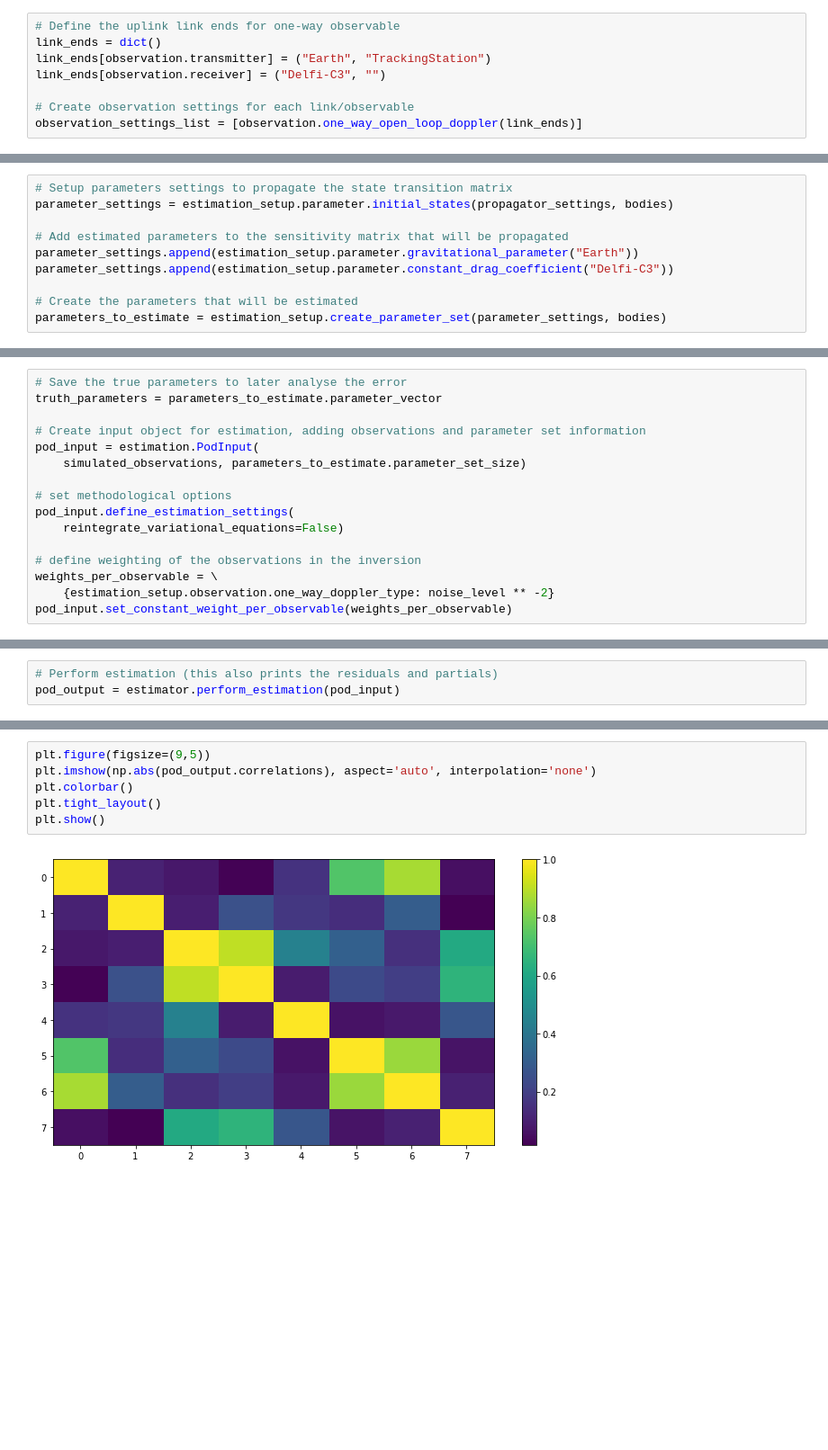
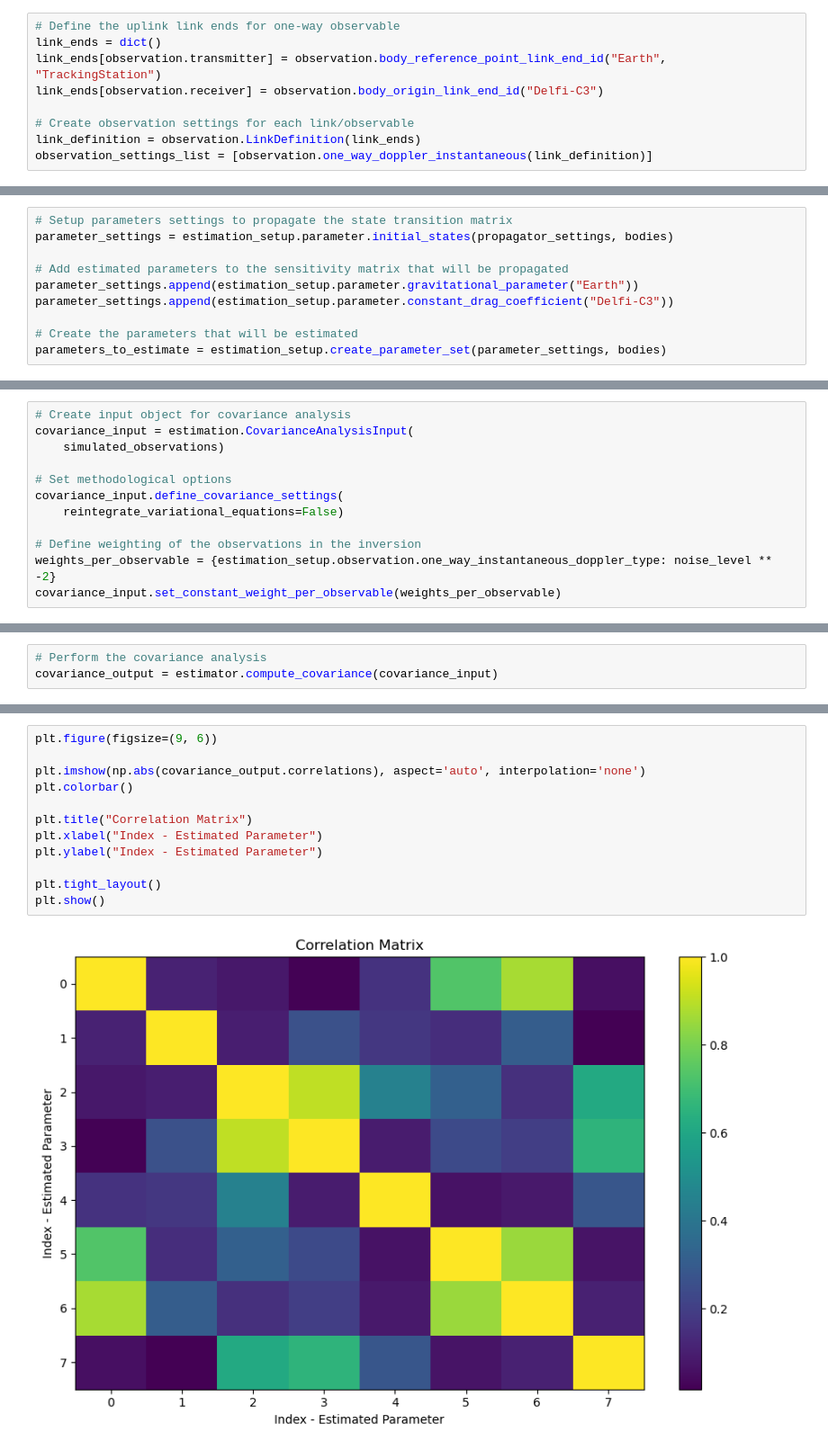
Before and after one commit to tudat-team/tudat-space, a Jupyter notebook: docs/source/_src_getting_started/_src_examples/notebooks/estimation/covariance_estimated_parameters.ipynb, the cells around one changed output, grey strips where cells are left out. Shown: that part at 90% size. Drawn from its saved outputs; the diff is of its cells as text; blank space fills up the shorter version.

```diff
--- a/docs/source/_src_getting_started/_src_examples/notebooks/estimation/covariance_estimated_parameters.ipynb
+++ b/docs/source/_src_getting_started/_src_examples/notebooks/estimation/covariance_estimated_parameters.ipynb
@@ -236,10 +213,11 @@ In more advanced use-cases this observation model settings object can also inclu
 # %%
 # Define the uplink link ends for one-way observable
 link_ends = dict()
-link_ends[observation.transmitter] = ("Earth", "TrackingStation")
-link_ends[observation.receiver] = ("Delfi-C3", "")
+link_ends[observation.transmitter] = observation.body_reference_point_link_end_id("Earth", "TrackingStation")
+link_ends[observation.receiver] = observation.body_origin_link_end_id("Delfi-C3")
 
 # Create observation settings for each link/observable
-observation_settings_list = [observation.one_way_open_loop_doppler(link_ends)]
+link_definition = observation.LinkDefinition(link_ends)
+observation_settings_list = [observation.one_way_doppler_instantaneous(link_definition)]
 # %% [markdown]
 ### Define Observation Simulation Settings
@@ -335,17 +301,13 @@ Here we collect all inputs required for the inversion in a Pod (Precise orbit de
 # %%
-# Save the true parameters to later analyse the error
-truth_parameters = parameters_to_estimate.parameter_vector
+# Create input object for covariance analysis
+covariance_input = estimation.CovarianceAnalysisInput(
+    simulated_observations)
 
-# Create input object for estimation, adding observations and parameter set information
-pod_input = estimation.PodInput(
-    simulated_observations, parameters_to_estimate.parameter_set_size)
-
-# set methodological options
-pod_input.define_estimation_settings(
+# Set methodological options
+covariance_input.define_covariance_settings(
     reintegrate_variational_equations=False)
 
-# define weighting of the observations in the inversion
-weights_per_observable = \
-    {estimation_setup.observation.one_way_doppler_type: noise_level ** -2}
-pod_input.set_constant_weight_per_observable(weights_per_observable)
+# Define weighting of the observations in the inversion
+weights_per_observable = {estimation_setup.observation.one_way_instantaneous_doppler_type: noise_level ** -2}
+covariance_input.set_constant_weight_per_observable(weights_per_observable)
 # %% [markdown]
@@ -354,5 +316,5 @@ Finally, let's run the estimation itself, using the inputs that have been define
 # %%
-# Perform estimation (this also prints the residuals and partials)
-pod_output = estimator.perform_estimation(pod_input)
+# Perform the covariance analysis
+covariance_output = estimator.compute_covariance(covariance_input)
 # %% [output]
 Calculating residuals and partials 238
@@ -390,8 +333,14 @@ First, let's plot the correlation between the outputs of the estimation.
 # %%
-plt.figure(figsize=(9,5))
-plt.imshow(np.abs(pod_output.correlations), aspect='auto', interpolation='none')
+plt.figure(figsize=(9, 6))
+
+plt.imshow(np.abs(covariance_output.correlations), aspect='auto', interpolation='none')
 plt.colorbar()
+
+plt.title("Correlation Matrix")
+plt.xlabel("Index - Estimated Parameter")
+plt.ylabel("Index - Estimated Parameter")
+
 plt.tight_layout()
 plt.show()
 # %% [output]
-[figure, old version]
+[figure, new version]
```
Also changed, not shown: parts of 39 cells of this notebook, 10 other files.
